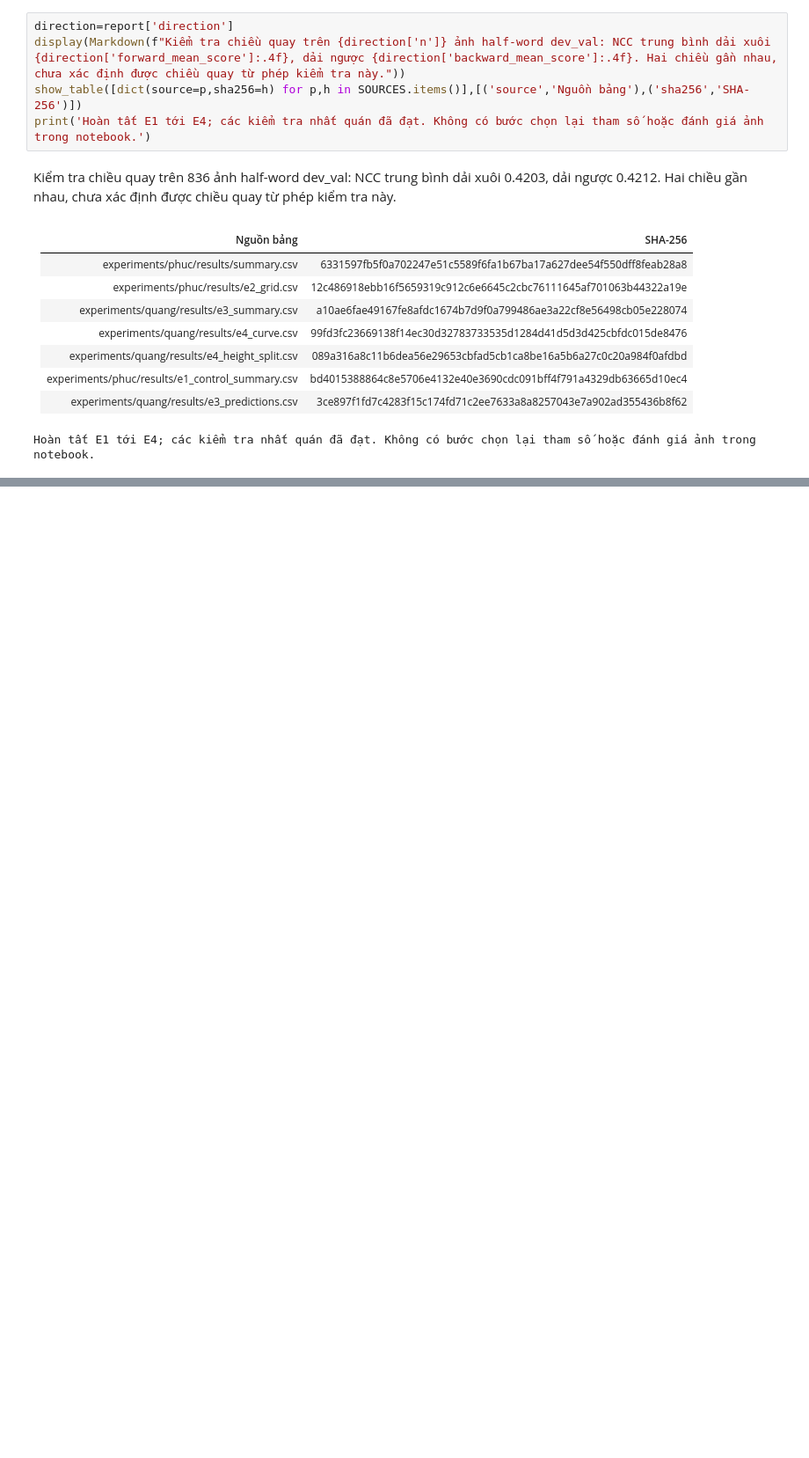
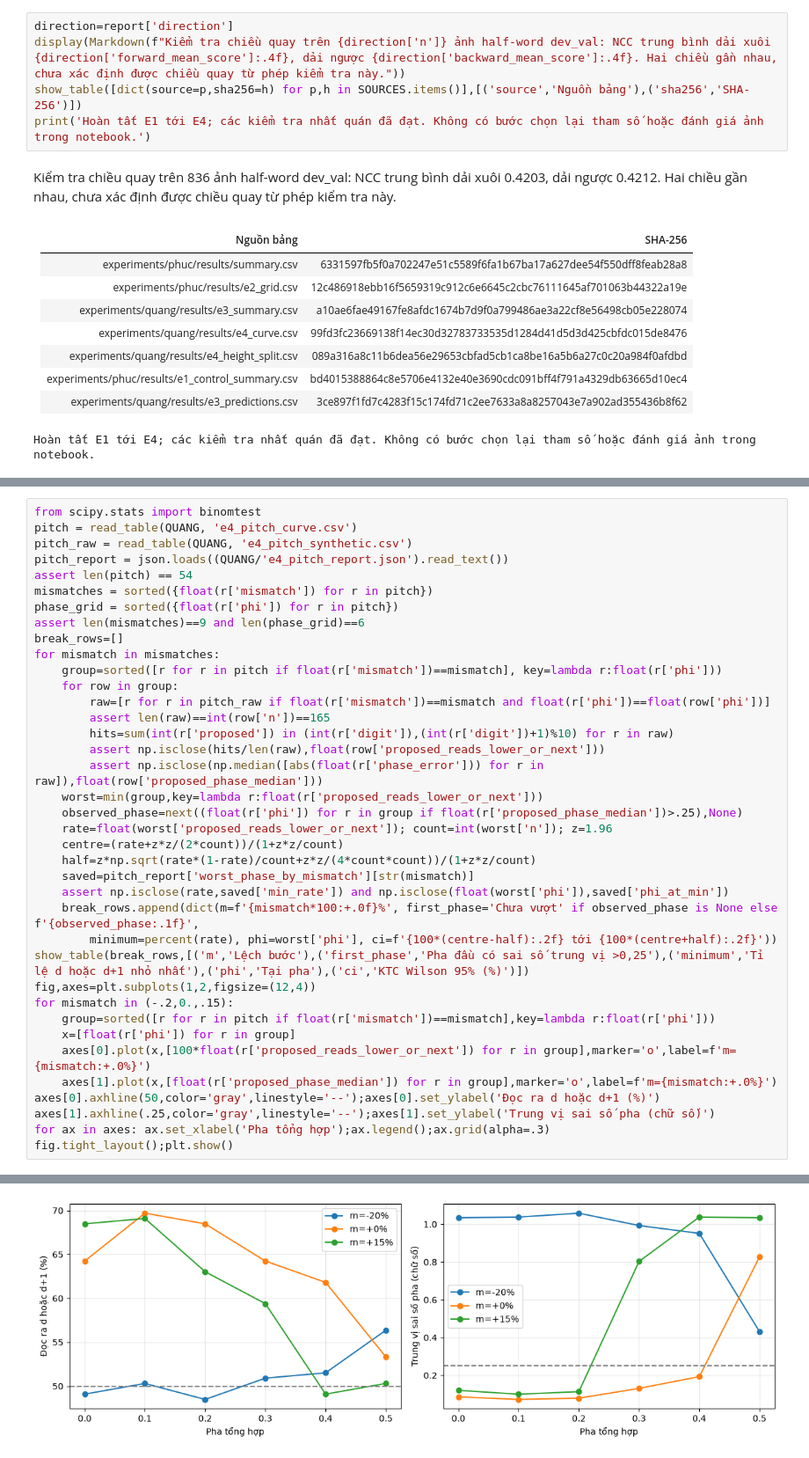
Before and after one commit to qivarnq3g/cv-water-meter-reading, a Jupyter notebook: notebooks/phuc_experiments.ipynb, the cells around one changed output, grey strips where cells are left out. Shown at 88% size. Saved outputs shown, nothing was run; the diff lists cells and outputs as text; blank space fills up the shorter version.

```diff
--- a/notebooks/phuc_experiments.ipynb
+++ b/notebooks/phuc_experiments.ipynb
@@ -329,0 +348,39 @@ Hoàn tất E1 tới E4; các kiểm tra nhất quán đã đạt. Không có b
+# %%
+from scipy.stats import binomtest
+pitch = read_table(QUANG, 'e4_pitch_curve.csv')
+pitch_raw = read_table(QUANG, 'e4_pitch_synthetic.csv')
+pitch_report = json.loads((QUANG/'e4_pitch_report.json').read_text())
+assert len(pitch) == 54
+mismatches = sorted({float(r['mismatch']) for r in pitch})
+phase_grid = sorted({float(r['phi']) for r in pitch})
+assert len(mismatches)==9 and len(phase_grid)==6
+break_rows=[]
+for mismatch in mismatches:
+    group=sorted([r for r in pitch if float(r['mismatch'])==mismatch], key=lambda r:float(r['phi']))
+    for row in group:
+        raw=[r for r in pitch_raw if float(r['mismatch'])==mismatch and float(r['phi'])==float(row['phi'])]
+        assert len(raw)==int(row['n'])==165
+        hits=sum(int(r['proposed']) in (int(r['digit']),(int(r['digit'])+1)%10) for r in raw)
+        assert np.isclose(hits/len(raw),float(row['proposed_reads_lower_or_next']))
+        assert np.isclose(np.median([abs(float(r['phase_error'])) for r in raw]),float(row['proposed_phase_median']))
+    worst=min(group,key=lambda r:float(r['proposed_reads_lower_or_next']))
+    observed_phase=next((float(r['phi']) for r in group if float(r['proposed_phase_median'])>.25),None)
+    rate=float(worst['proposed_reads_lower_or_next']); count=int(worst['n']); z=1.96
+    centre=(rate+z*z/(2*count))/(1+z*z/count)
+    half=z*np.sqrt(rate*(1-rate)/count+z*z/(4*count*count))/(1+z*z/count)
+    saved=pitch_report['worst_phase_by_mismatch'][str(mismatch)]
+    assert np.isclose(rate,saved['min_rate']) and np.isclose(float(worst['phi']),saved['phi_at_min'])
+    break_rows.append(dict(m=f'{mismatch*100:+.0f}%', first_phase='Chưa vượt' if observed_phase is None else f'{observed_phase:.1f}',
+        minimum=percent(rate), phi=worst['phi'], ci=f'{100*(centre-half):.2f} tới {100*(centre+half):.2f}'))
+show_table(break_rows,[('m','Lệch bước'),('first_phase','Pha đầu có sai số trung vị >0,25'),('minimum','Tỉ lệ d hoặc d+1 nhỏ nhất'),('phi','Tại pha'),('ci','KTC Wilson 95% (%)')])
+fig,axes=plt.subplots(1,2,figsize=(12,4))
+for mismatch in (-.2,0.,.15):
+    group=sorted([r for r in pitch if float(r['mismatch'])==mismatch],key=lambda r:float(r['phi']))
+    x=[float(r['phi']) for r in group]
+    axes[0].plot(x,[100*float(r['proposed_reads_lower_or_next']) for r in group],marker='o',label=f'm={mismatch:+.0%}')
+    axes[1].plot(x,[float(r['proposed_phase_median']) for r in group],marker='o',label=f'm={mismatch:+.0%}')
+axes[0].axhline(50,color='gray',linestyle='--');axes[0].set_ylabel('Đọc ra d hoặc d+1 (%)')
+axes[1].axhline(.25,color='gray',linestyle='--');axes[1].set_ylabel('Trung vị sai số pha (chữ số)')
+for ax in axes: ax.set_xlabel('Pha tổng hợp');ax.legend();ax.grid(alpha=.3)
+fig.tight_layout();plt.show()
+# %% [output]
@@ -329,0 +398 @@ Hoàn tất E1 tới E4; các kiểm tra nhất quán đã đạt. Không có b
+[figure, added]
```
Also changed, not shown: parts of 7 cells of this notebook, 2 other files.
